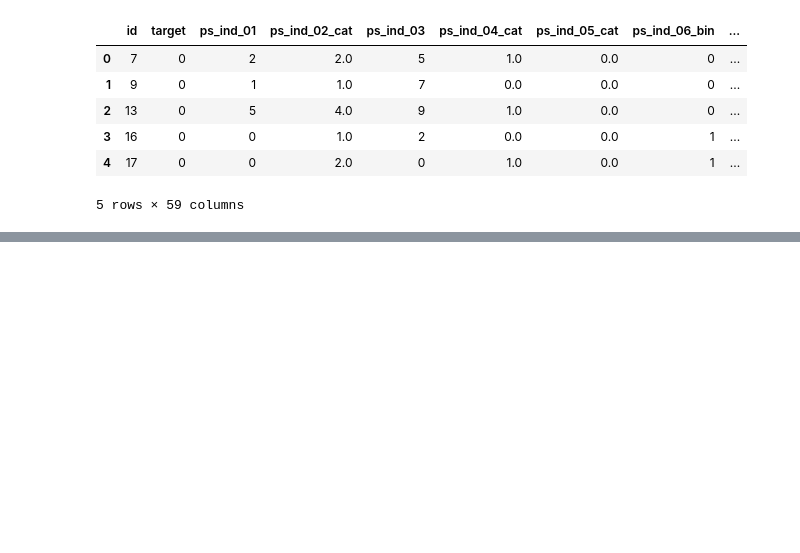
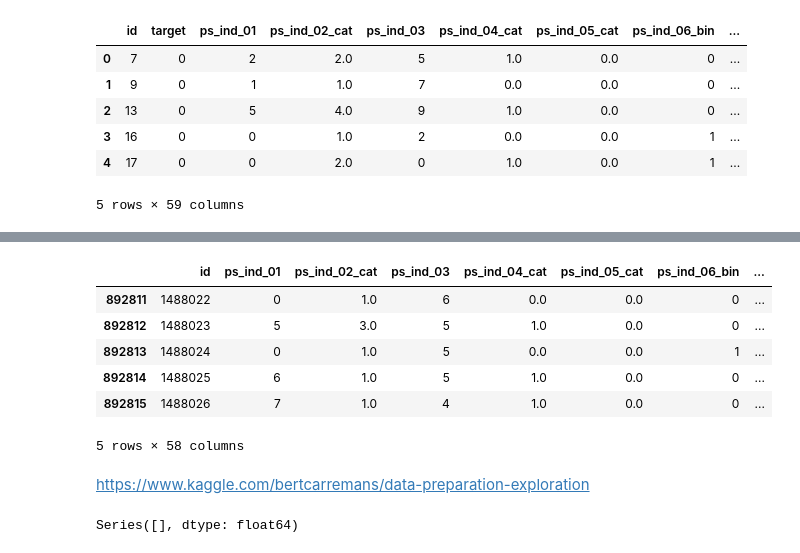
Before and after one commit to NekuSakuraba/kaggle_exploration, a Jupyter notebook: Porto Seguro’s Safe Driver Prediction/Porto Seguro's Prediction.ipynb, the cells around one changed output, grey strips where cells are left out. Saved outputs shown, nothing was run; the diff lists cells and outputs as text; code cells hidden in the pictures; blank space fills up the shorter version.

```diff
--- a/Porto Seguro’s Safe Driver Prediction/Porto Seguro's Prediction.ipynb
+++ b/Porto Seguro’s Safe Driver Prediction/Porto Seguro's Prediction.ipynb
@@ -37,0 +87,10 @@ dtype: int64
+# %%
+X.tail()
+# %% [output]
+|  | id | ps_ind_01 | ps_ind_02_cat | ps_ind_03 | ps_ind_04_cat | ps_ind_05_cat | ps_ind_06_bin | ... |
+| 892811 | 1488022 | 0 | 1.0 | 6 | 0.0 | 0.0 | 0 | ... |
+| 892812 | 1488023 | 5 | 3.0 | 5 | 1.0 | 0.0 | 0 | ... |
+| 892813 | 1488024 | 0 | 1.0 | 5 | 0.0 | 0.0 | 1 | ... |
+| 892814 | 1488025 | 6 | 1.0 | 5 | 1.0 | 0.0 | 0 | ... |
+| 892815 | 1488026 | 7 | 1.0 | 4 | 1.0 | 0.0 | 0 | ... |
+5 rows × 58 columns
@@ -37,0 +99,7 @@ dtype: int64
+# %% [markdown]
+https://www.kaggle.com/bertcarremans/data-preparation-exploration
+# %%
+s = X.isnull().sum()/len(X)*100
+s[s>0]
+# %% [output]
+Series([], dtype: float64)
```
Also changed, not shown: parts of 63 cells of this notebook, 2 other files.
